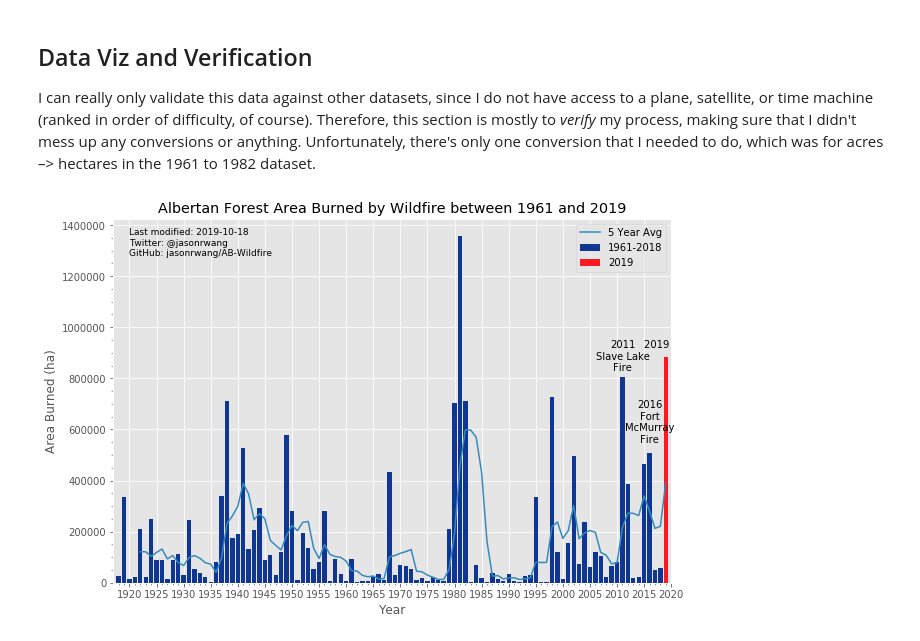
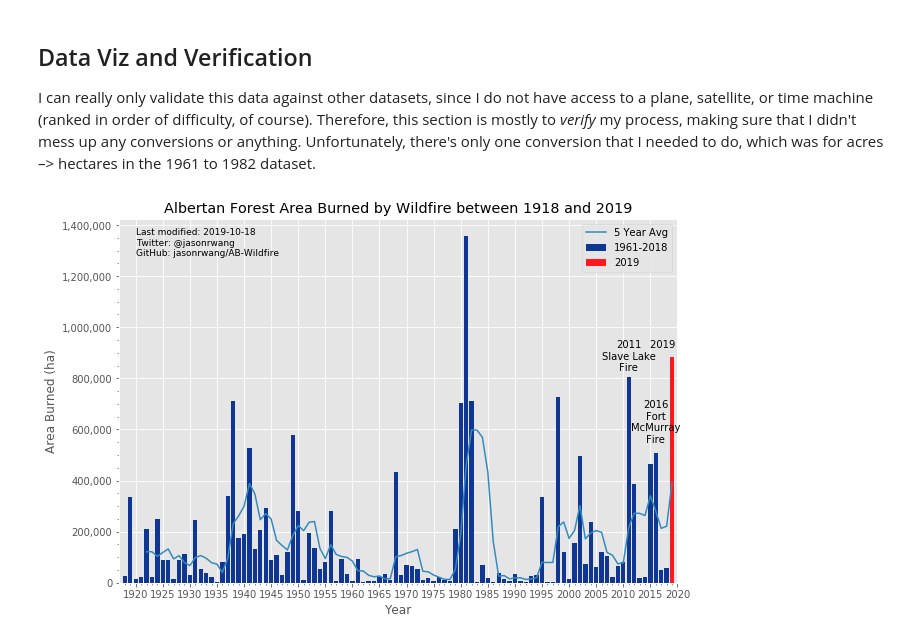
Before and after one commit to jasonrwang/AB-Wildfire, a Jupyter notebook: AB-Wildfire.ipynb, the cells around one changed output. Drawn from its saved outputs; the diff is of its cells as text; code cells hidden in the pictures.

Commit message:
Fixed AB plot title and formated y-axis

```diff
--- a/AB-Wildfire.ipynb
+++ b/AB-Wildfire.ipynb
@@ -199,35 +200,36 @@ ax = fig.add_subplot(111)
 
 plt.plot(df['avg_5yr'])
 plt.bar(
     df['Year'].values, df['Area'].values,
     color='#0e3692', label='1961-2018'
 )
 plt.bar(
     df['Year'].tail(1).values, df['Area'].tail(1).values,
     color = '#fc1920', label='2019'
 )
 plt.plot(df['Year'].values, df['avg_5yr'], label='5 Year Avg')
 
 ax.set(xlabel = 'Year',
        ylabel='Area Burned (ha)',
-       title = 'Albertan Forest Area Burned by Wildfire between 1961 and 2019')
+       title = 'Albertan Forest Area Burned by Wildfire between 1918 and 2019')
 ax.legend(loc = 'upper right')
 
 ax.set_xticks(range(1915, 2021, 5))
 plt.minorticks_on()
 ax.set_xlim([1917, 2020])
+ax.yaxis.set_major_formatter(mpl.ticker.StrMethodFormatter('{x:,.0f}'))
 
 credit = 'Last modified: 2019-10-18\nTwitter: @jasonrwang\nGitHub: jasonrwang/AB-Wildfire'
 plt.text(1920, 1280000, credit, fontsize=9, horizontalalignment='left')
 plt.text(2011, 830000, '2011\nSlave Lake\nFire', fontsize=10, horizontalalignment='center')
 plt.text(2016, 550000, '2016\nFort\nMcMurray\nFire', fontsize=10, horizontalalignment='center')
 plt.text(2019, 920000, '2019      ', fontsize=10, horizontalalignment='center')
 
 # Save the the figure for other uses
 plt.savefig('img/ABWildfires_1918-2019.png')
 plt.show()
 # %% [output]
-[figure, old version]
+[figure, new version]
 # %% [markdown]
 Compare this to [National Forest Database's compiled data for Alberta](http://nfdp.ccfm.org/en/data/fires.php). At least for the 1990-2017 time period, we have similar numbers. Recall that I took 2018 from them.
 ![NFD 1990-2018 Alberta Wildfire Data](img/NFD_Alberta_1990-2018.png)
```
Also changed, not shown: parts of 2 cells of this notebook, 3 other files.
